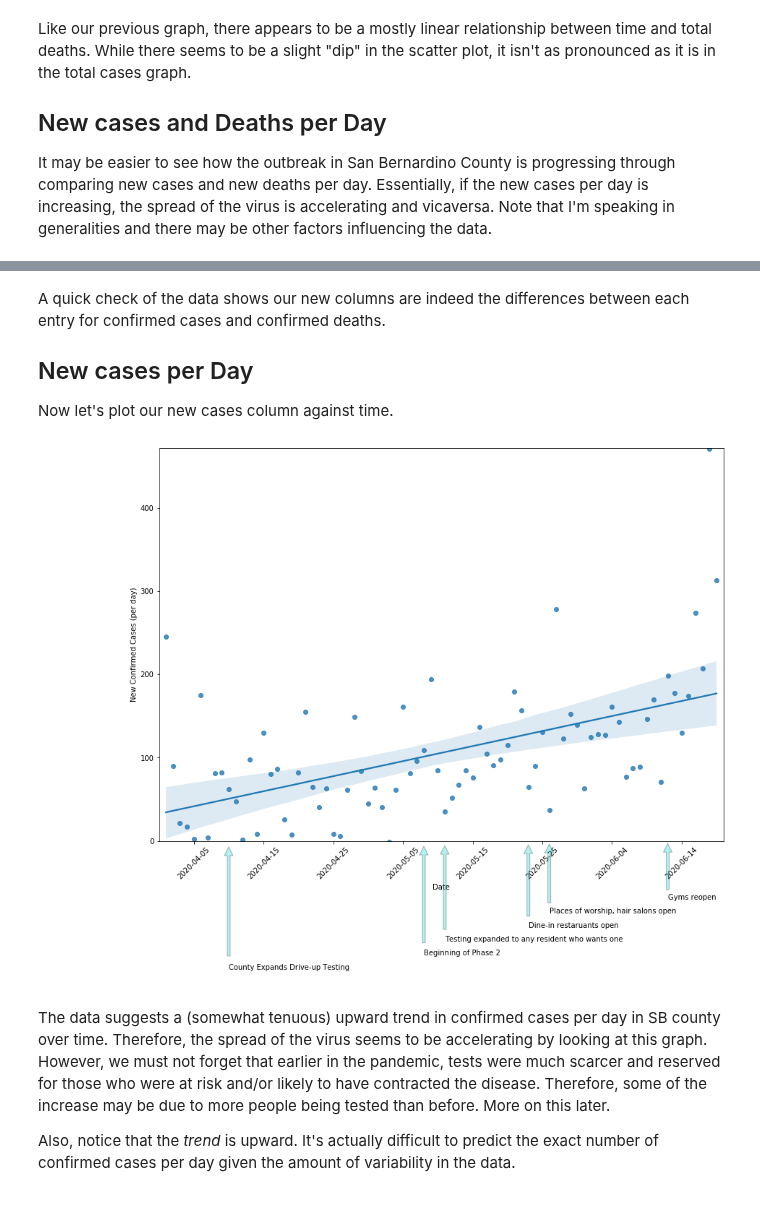
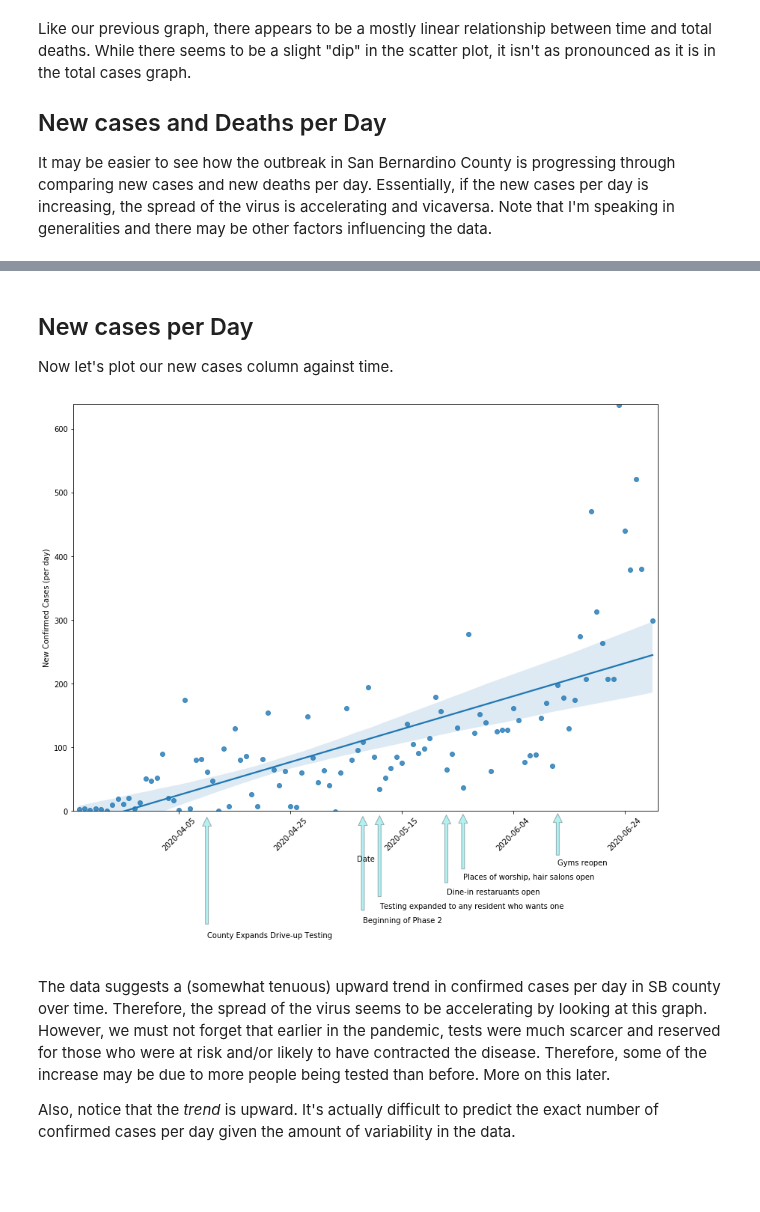
Before and after one commit to SarahEGood/covid19-SB, a Jupyter notebook: San_Bernardino_COVID-19_Data.ipynb, the cells around one changed output, grey strips where cells are left out. Saved outputs shown, nothing was run; the diff lists cells and outputs as text; code cells hidden in the pictures.

```diff
--- a/San_Bernardino_COVID-19_Data.ipynb
+++ b/San_Bernardino_COVID-19_Data.ipynb
@@ -24,6 +24,6 @@ import datetime as dt
 pd.options.mode.chained_assignment = None
 
 # Explore the data
-df = pd.read_csv("data/covid19data.csv")
+df = pd.read_csv("data/statewide_cases.csv")
 df.head(5)
 # %% [output]
@@ -37,7 +37,7 @@ df.head(5)
 Since we only care about the San Bernardino data, we'll go ahead and create a new dataframe containing only the relavent columns
 # %%
 # Only include columns where the county name is San Bernardino.
-df_sb = df[df['County Name'] == 'San Bernardino']
+df_sb = df[df['county'] == 'San Bernardino']
 
 # Check first columns
 print(df_sb.head(5))
@@ -65,7 +68,7 @@ dtype: object
 Conveniently, the data has one entry per date. However, the date column is a) not easy to iterate on as is and b) would cause issues if just converted straight to a date_time object. Instead, we'll convert our date column to date ordinal form since that puts the dates into the form of integers.
 # %%
 # Convert to dates to ordinal to avoid errors with datetime objects
-dates = df_sb.loc[:,'Most Recent Date'].copy()
+dates = df_sb.loc[:,'date'].copy()
 df_sb['date_ordinal'] = pd.to_datetime(dates).apply(lambda date: date.toordinal())
 # %% [markdown]
 ## Significant Dates
@@ -182,14 +185,3 @@ Like our previous graph, there appears to be a mostly linear relationship betwee
 ## New cases and Deaths per Day
 
 It may be easier to see how the outbreak in San Bernardino County is progressing through comparing new cases and new deaths per day. Essentially, if the new cases per day is increasing, the spread of the virus is accelerating and vicaversa. Note that I'm speaking in generalities and there may be other factors influencing the data.
-# %%
-# Generate column with new cases and new deaths.
-lag = df_sb[['Total Count Confirmed', 'Total Count Deaths']].shift(1)
-df_sb['New Confirmed Cases'] = df_sb['Total Count Confirmed'] - lag['Total Count Confirmed']
-df_sb['New Deaths'] = df_sb['Total Count Deaths'] - lag['Total Count Deaths']
-
-# Add total counts back in for first column
-df_sb.loc[1,'New Confirmed Cases'] = df_sb.loc[1,'Total Count Confirmed']
-df_sb.loc[1,'New Deaths'] = df_sb.loc[1,'Total Count Deaths']
-
-df_sb.head(5)
@@ -203,29 +188,28 @@ df_sb.head(5)
 # %% [markdown]
-A quick check of the data shows our new columns are indeed the differences between each entry for confirmed cases and confirmed deaths.
 ## New cases per Day
 Now let's plot our new cases column against time.
 # %%
 # Plotting new cases per day
 plt.figure(figsize=(14,10))
-ax = sns.regplot(data=df_sb, x='date_ordinal', y='New Confirmed Cases')
+ax = sns.regplot(data=df_sb, x='date_ordinal', y='newcountconfirmed')
 
 # Formatting
 ax.set_xlim(df_sb['date_ordinal'].min() - 1, df_sb['date_ordinal'].max() + 1)
-ax.set_ylim(0, df_sb['New Confirmed Cases'].max() + 1)
+ax.set_ylim(0, df_sb['newcountconfirmed'].max() + 1)
 
 # Set axis labels
 ax.set_xlabel('Date')
 new_labels = [dt.date.fromordinal(int(item)) for item in ax.get_xticks()]
 ax.set_xticklabels(new_labels)
 plt.xticks(rotation = 45)
 plt.ylabel("New Confirmed Cases (per day)")
 
 # Inserting Significant Date Labels
-add_sig_dates(df_sb, 'New Confirmed Cases')
+add_sig_dates(df_sb, 'newcountconfirmed')
 
 plt.show()
 # %% [output]
-[figure, old version]
+[figure, new version]
 # %% [markdown]
 The data suggests a (somewhat tenuous) upward trend in confirmed cases per day in SB county over time. Therefore, the spread of the virus seems to be accelerating by looking at this graph. However, we must not forget that earlier in the pandemic, tests were much scarcer and reserved for those who were at risk and/or likely to have contracted the disease. Therefore, some of the increase may be due to more people being tested than before. More on this later.
 
```
Also changed, not shown: parts of 8 cells of this notebook.
